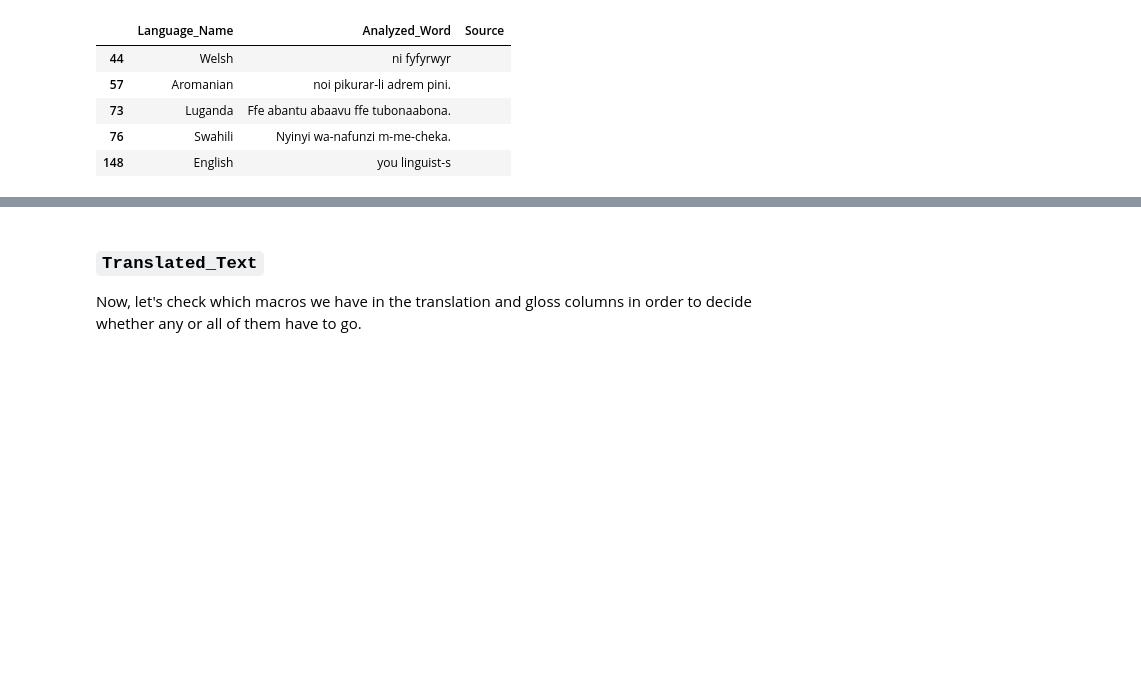
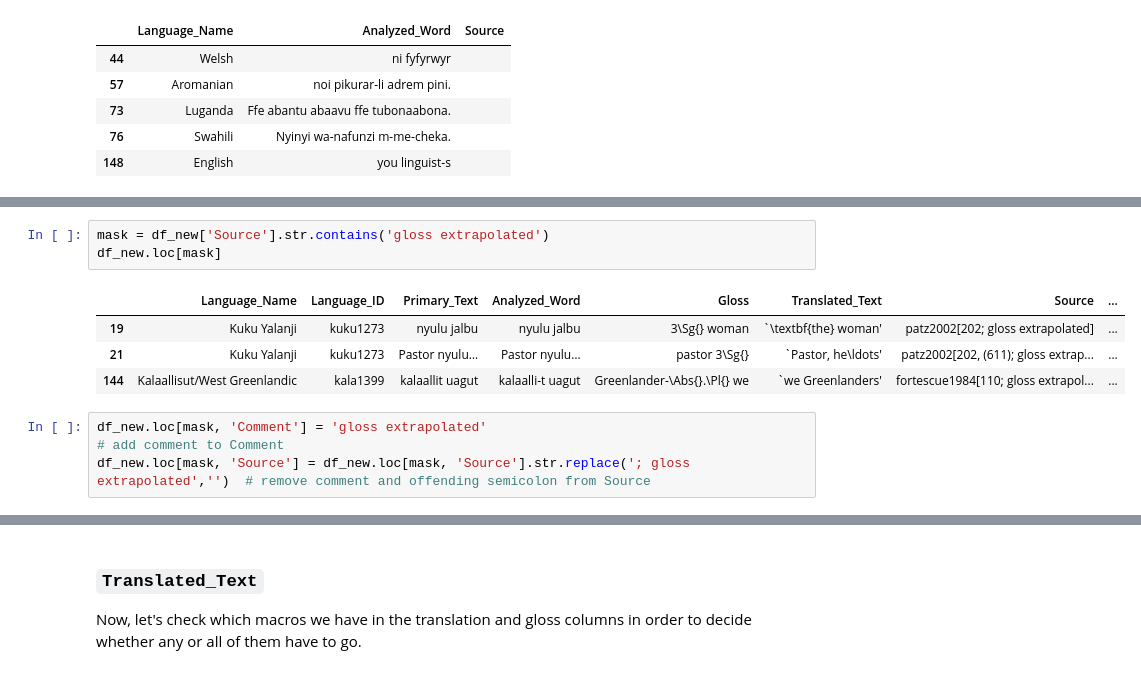
Before and after one commit to gfkpth/nominal_person, a Jupyter notebook: db-creation-notes/CLDF/clld_preparation.ipynb, the cells around one changed output, grey strips where cells are left out. Saved outputs shown, nothing was run; the diff lists cells and outputs as text; blank space fills up the shorter version.

```diff
--- a/db-creation-notes/CLDF/clld_preparation.ipynb
+++ b/db-creation-notes/CLDF/clld_preparation.ipynb
@@ -1121,0 +1124,11 @@ df_new.loc[76,'Comment'] = 'elicited from Vital Kazimoto (pers. comm.), cf. also
+# %%
+mask = df_new['Source'].str.contains('gloss extrapolated')
+df_new.loc[mask]
+# %% [output]
+|  | Language_Name | Language_ID | Primary_Text | Analyzed_Word | Gloss | Translated_Text | Source | ... |
+| 19 | Kuku Yalanji | kuku1273 | nyulu jalbu | nyulu jalbu | 3\Sg{} woman | `\textbf{the} woman' | patz2002[202; gloss extrapolated] | ... |
+| 21 | Kuku Yalanji | kuku1273 | Pastor nyulu… | Pastor nyulu… | pastor 3\Sg{} | `Pastor, he\ldots' | patz2002[202, (611); gloss extrap... | ... |
+| 144 | Kalaallisut/West Greenlandic | kala1399 | kalaallit uagut | kalaalli-t uagut | Greenlander-\Abs{}.\Pl{} we | `we Greenlanders' | fortescue1984[110; gloss extrapol... | ... |
+# %%
+df_new.loc[mask, 'Comment'] = 'gloss extrapolated'                                              # add comment to Comment
+df_new.loc[mask, 'Source'] = df_new.loc[mask, 'Source'].str.replace('; gloss extrapolated','')  # remove comment and offending semicolon from Source
```
Also changed, not shown: parts of 10 cells of this notebook, 1 other file.
